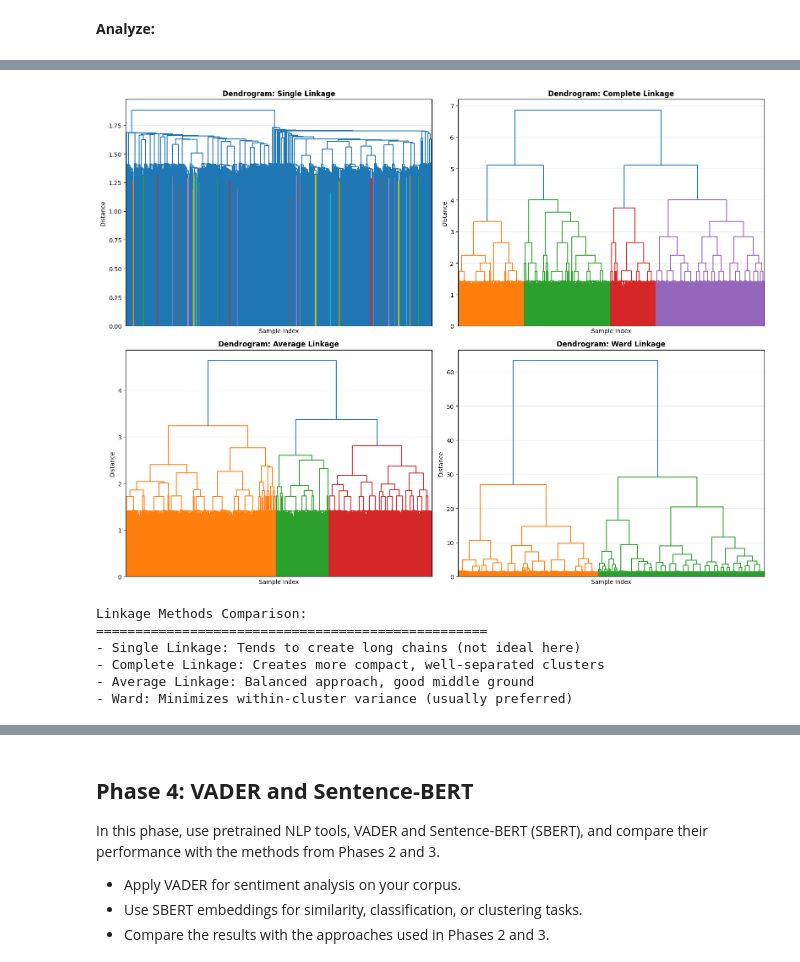
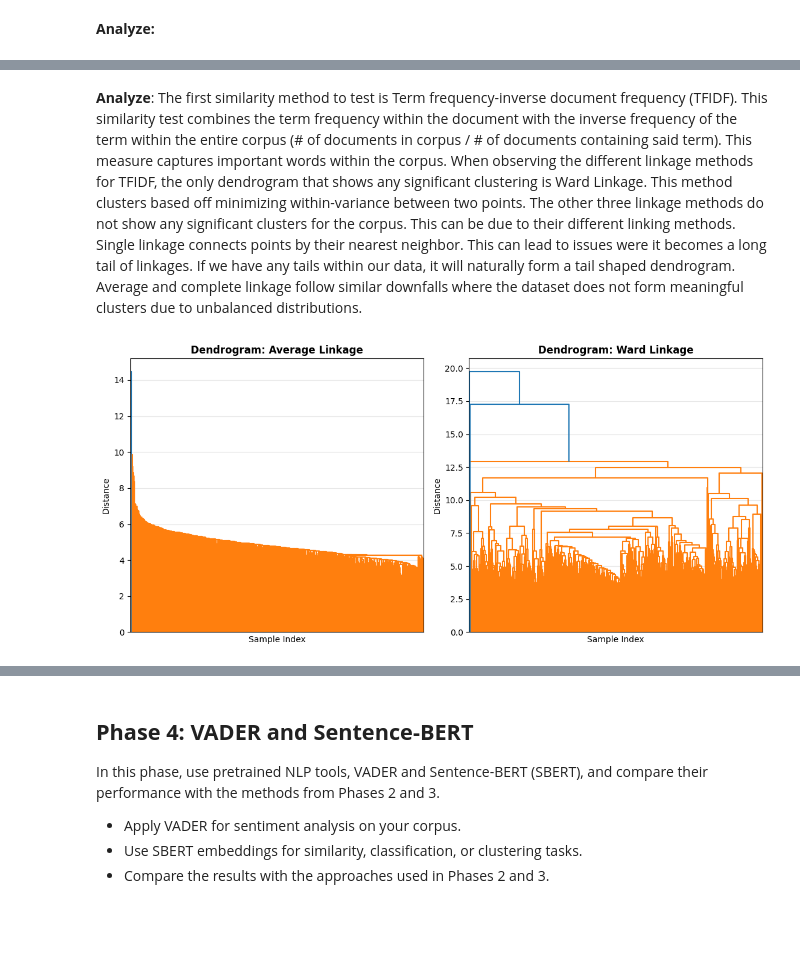
Before and after one commit to christiewong219/Team-5-CS105-Final-Project, a Jupyter notebook: Team5_CS105_Final_Project.ipynb, the cells around one changed output, grey strips where cells are left out. Saved outputs shown, nothing was run; the diff lists cells and outputs as text; code cells hidden in the pictures; blank space fills up the shorter version.

```diff
--- a/Team5_CS105_Final_Project.ipynb
+++ b/Team5_CS105_Final_Project.ipynb
@@ -666,0 +647,18 @@ Binary_df[cols_ADD] = df[cols_ADD]
+# %%
+#TFIDF
+
+# Compare different linkage methods
+linkage_methods = ['single','ward']
+fig, axes = plt.subplots(1, 2, figsize=(11.25, 5.25))
+axes = axes.ravel()
+
+for idx, method in enumerate(linkage_methods):
+    Z_method = linkage(tfidf_df.dropna(), method=method)
+    dendrogram(Z_method, ax=axes[idx], no_labels=True)
+    axes[idx].set_title(f'Dendrogram: {method.capitalize()} Linkage', fontweight='bold')
+    axes[idx].set_xlabel('Observations')
+    axes[idx].set_ylabel('Distance')
+    axes[idx].grid(True, alpha=0.3)
+
+plt.tight_layout()
+plt.show()
@@ -667,33 +667,22 @@ Binary_df[cols_ADD] = df[cols_ADD]
+# %% [markdown]
+**Analyze**: The first similarity method to test is Term frequency-inverse document frequency (TFIDF). This similarity test combines the term frequency within the document with the inverse frequency of the term within the entire corpus (# of documents in corpus / # of documents containing said term). This measure captures important words within the corpus. When observing the different linkage methods for TFIDF, the only dendrogram that shows any significant clustering is Ward Linkage. This method clusters based off minimizing within-variance between two points. The other three linkage methods do not show any significant clusters for the corpus. This can be due to their different linking methods. Single linkage connects points by their nearest neighbor. This can lead to issues were it becomes a long tail of linkages. If we have any tails within our data, it will naturally form a tail shaped dendrogram. Average and complete linkage follow similar downfalls where the dataset does not form meaningful clusters due to unbalanced distributions.
 # %%
-#TFIDF
+#BOW
 
 # Compare different linkage methods
-linkage_methods = ['single', 'complete', 'average', 'ward']
-fig, axes = plt.subplots(2, 2, figsize=(16, 12))
+linkage_methods = ['average', 'ward']
+fig, axes = plt.subplots(1, 2, figsize=(11.25, 5.25))
 axes = axes.ravel()
 
 for idx, method in enumerate(linkage_methods):
-    Z_method = linkage(Tfidf_df.dropna(), method=method)
+    Z_method = linkage(bow_df.dropna(), method=method)
     dendrogram(Z_method, ax=axes[idx], no_labels=True)
     axes[idx].set_title(f'Dendrogram: {method.capitalize()} Linkage', fontweight='bold')
     axes[idx].set_xlabel('Sample Index')
     axes[idx].set_ylabel('Distance')
     axes[idx].grid(True, alpha=0.3)
 
 plt.tight_layout()
 plt.show()
-
-print("Linkage Methods Comparison:")
-print("="*50)
-print("- Single Linkage: Tends to create long chains (not ideal here)")
-print("- Complete Linkage: Creates more compact, well-separated clusters")
-print("- Average Linkage: Balanced approach, good middle ground")
-print("- Ward: Minimizes within-cluster variance (usually preferred)")
 # %% [output]
-[figure, old version]
+[figure, new version]
-Linkage Methods Comparison:
-==================================================
-- Single Linkage: Tends to create long chains (not ideal here)
-- Complete Linkage: Creates more compact, well-separated clusters
-- Average Linkage: Balanced approach, good middle ground
-- Ward: Minimizes within-cluster variance (usually preferred)
```
Also changed, not shown: parts of 11 cells of this notebook.
